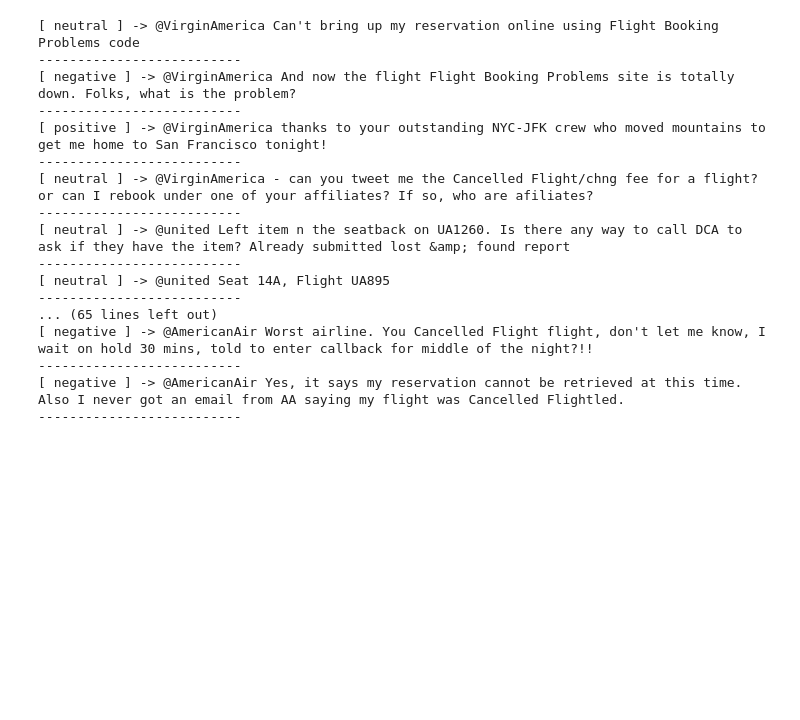
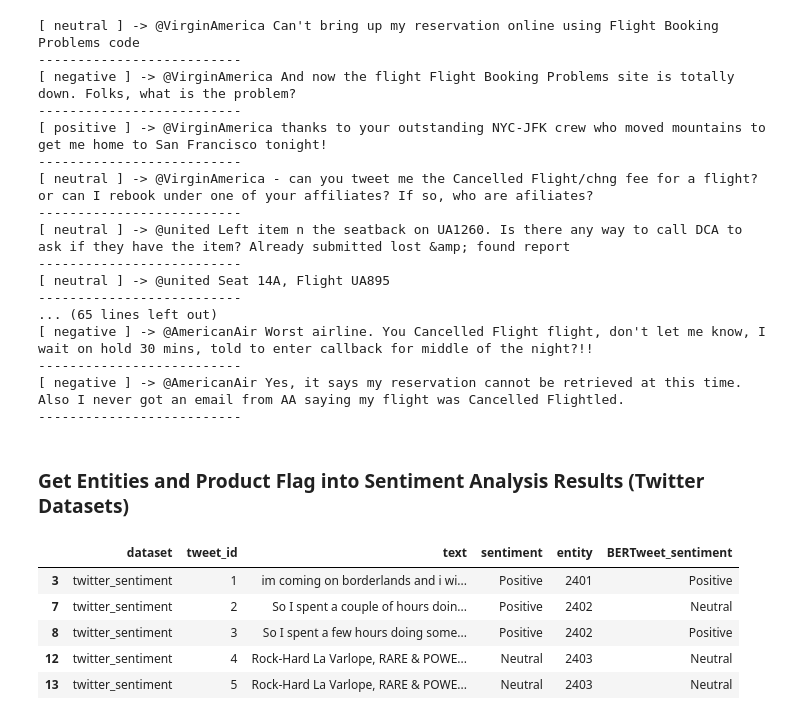
Before and after one commit to vicaranq/CS224-final-project, a Jupyter notebook: NER_exploration.ipynb, the cells around one changed output. Saved outputs shown, nothing was run; the diff lists cells and outputs as text; code cells hidden in the pictures; blank space fills up the shorter version.

```diff
--- a/NER_exploration.ipynb
+++ b/NER_exploration.ipynb
@@ -262,3 +262,15 @@ for sentiment, tweet in zip(df_products['sentiment'], df_products['text']):
 --------------------------
 [ negative ] -> @AmericanAir Yes, it says my reservation cannot be retrieved at this time. Also I never got an email from AA saying my flight was Cancelled Flightled.
 --------------------------
+# %% [markdown]
+### Get Entities and Product Flag into Sentiment Analysis Results (Twitter Datasets)
+# %%
+df = pd.read_csv('results/BERTweet_predictions_added_to_twitter_test.csv',index_col=0)
+df.head()
+# %% [output]
+|  | dataset | tweet_id | text | sentiment | entity | BERTweet_sentiment |
+| 3 | twitter_sentiment | 1 | im coming on borderlands and i wi... | Positive | 2401 | Positive |
+| 7 | twitter_sentiment | 2 | So I spent a couple of hours doin... | Positive | 2402 | Neutral |
+| 8 | twitter_sentiment | 3 | So I spent a few hours doing some... | Positive | 2402 | Positive |
+| 12 | twitter_sentiment | 4 | Rock-Hard La Varlope, RARE & POWE... | Neutral | 2403 | Neutral |
+| 13 | twitter_sentiment | 5 | Rock-Hard La Varlope, RARE & POWE... | Neutral | 2403 | Neutral |
```
Also changed, not shown: parts of 12 cells of this notebook, 2 other files.
